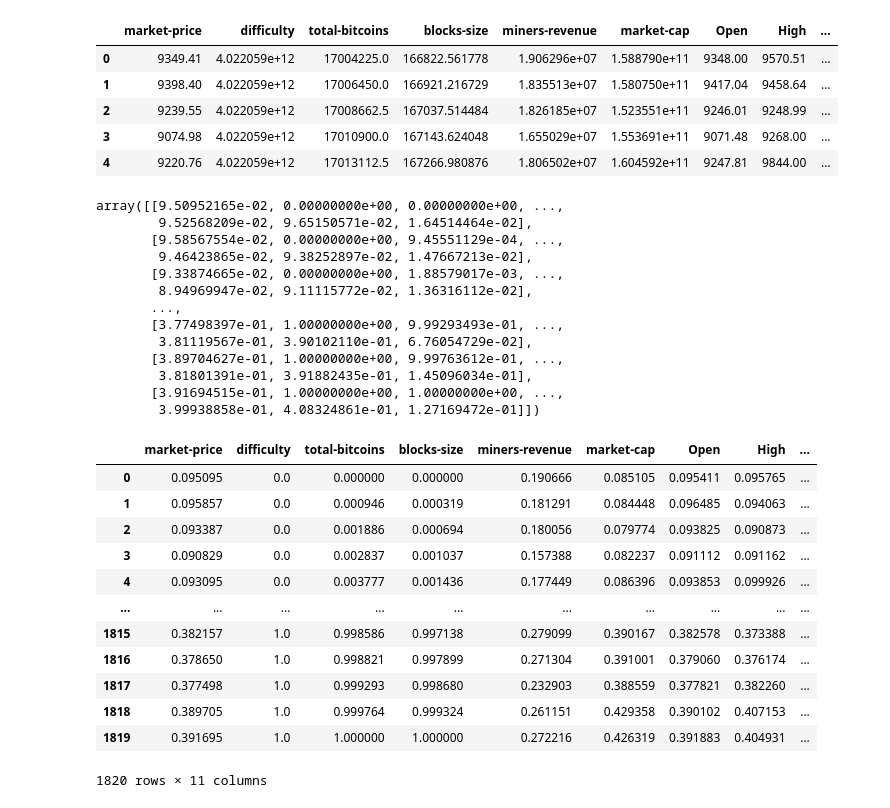
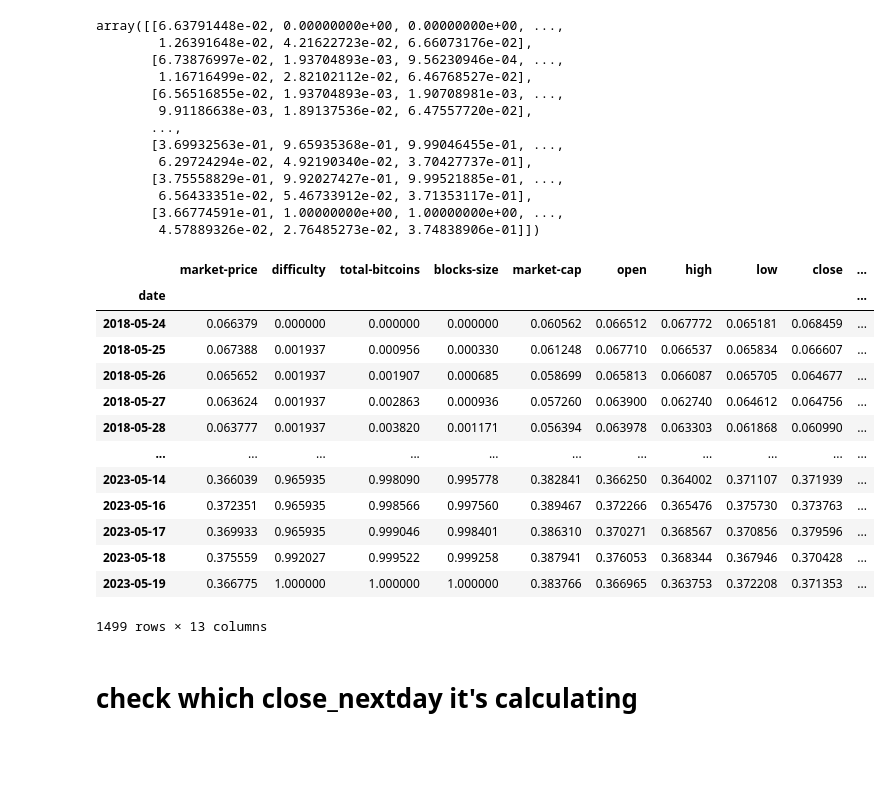
Before and after one commit to natalieQoursha/GraduationProject, a Jupyter notebook: LSTM_new.ipynb, the cells around one changed output. Saved outputs shown, nothing was run; the diff lists cells and outputs as text; code cells hidden in the pictures; blank space fills up the shorter version.

```diff
--- a/LSTM_new.ipynb
+++ b/LSTM_new.ipynb
@@ -8,7 +8,7 @@ from sklearn.preprocessing import MinMaxScaler
 from tensorflow.keras.models import Sequential
 from tensorflow.keras.layers import LSTM, Dense
 # %%
-btc = pd.read_csv('ML_historical_data.csv')
+btc = pd.read_csv('whole_data_for_ML_BTC.csv')
 # %%
 btc.info()
 # %% [output]
@@ -53,7 +47,5 @@ Index(['Unnamed: 0', 'date', 'hash-rate', 'market-price', 'difficulty',
       dtype='object')
 # %%
-btc.drop(["Unnamed: 0",'hash-rate','avg-block-size','cost-per-transaction','transaction-fees','n-transactions-per-block',
-          'n-transactions','cost-per-transaction-percent','estimated-transaction-volume-usd','Volume','Close Time',
-          'Quote Asset Volume','TB Base Volume','TB Quote Volume'],axis=1,inplace=True)
+btc.drop(["Unnamed: 0"],axis=1,inplace=True)
 btc
 # %% [output]
@@ -80,46 +97,40 @@ KeyError: "None of ['date'] are in the columns"
 # %%
-btc = btc.reset_index(drop=True)
-btc.head()
+# btc_temp = btc.reset_index(drop=True)
+# btc.head()
-# %% [output]
-|  | market-price | difficulty | total-bitcoins | blocks-size | miners-revenue | market-cap | Open | High | ... |
-| 0 | 9349.41 | 4.022059e+12 | 17004225.0 | 166822.561778 | 1.906296e+07 | 1.588790e+11 | 9348.00 | 9570.51 | ... |
-| 1 | 9398.40 | 4.022059e+12 | 17006450.0 | 166921.216729 | 1.835513e+07 | 1.580750e+11 | 9417.04 | 9458.64 | ... |
-| 2 | 9239.55 | 4.022059e+12 | 17008662.5 | 167037.514484 | 1.826185e+07 | 1.523551e+11 | 9246.01 | 9248.99 | ... |
-| 3 | 9074.98 | 4.022059e+12 | 17010900.0 | 167143.624048 | 1.655029e+07 | 1.553691e+11 | 9071.48 | 9268.00 | ... |
-| 4 | 9220.76 | 4.022059e+12 | 17013112.5 | 167266.980876 | 1.806502e+07 | 1.604592e+11 | 9247.81 | 9844.00 | ... |
 # %%
 scaler = MinMaxScaler(feature_range=(0, 1))
 btc_scaled = scaler.fit_transform(btc)
 btc_scaled
 # %% [output]
-array([[9.50952165e-02, 0.00000000e+00, 0.00000000e+00, ...,
-        9.52568209e-02, 9.65150571e-02, 1.64514464e-02],
-       [9.58567554e-02, 0.00000000e+00, 9.45551129e-04, ...,
-        9.46423865e-02, 9.38252897e-02, 1.47667213e-02],
-       [9.33874665e-02, 0.00000000e+00, 1.88579017e-03, ...,
-        8.94969947e-02, 9.11115772e-02, 1.36316112e-02],
+array([[6.63791448e-02, 0.00000000e+00, 0.00000000e+00, ...,
+        1.26391648e-02, 4.21622723e-02, 6.66073176e-02],
+       [6.73876997e-02, 1.93704893e-03, 9.56230946e-04, ...,
+        1.16716499e-02, 2.82102112e-02, 6.46768527e-02],
+       [6.56516855e-02, 1.93704893e-03, 1.90708981e-03, ...,
+        9.91186638e-03, 1.89137536e-02, 6.47557720e-02],
        ...,
-       [3.77498397e-01, 1.00000000e+00, 9.99293493e-01, ...,
-        3.81119567e-01, 3.90102110e-01, 6.76054729e-02],
-       [3.89704627e-01, 1.00000000e+00, 9.99763612e-01, ...,
-        3.81801391e-01, 3.91882435e-01, 1.45096034e-01],
-       [3.91694515e-01, 1.00000000e+00, 1.00000000e+00, ...,
-        3.99938858e-01, 4.08324861e-01, 1.27169472e-01]])
+       [3.69932563e-01, 9.65935368e-01, 9.99046455e-01, ...,
+        6.29724294e-02, 4.92190340e-02, 3.70427737e-01],
+       [3.75558829e-01, 9.92027427e-01, 9.99521885e-01, ...,
+        6.56433351e-02, 5.46733912e-02, 3.71353117e-01],
+       [3.66774591e-01, 1.00000000e+00, 1.00000000e+00, ...,
+        4.57889326e-02, 2.76485273e-02, 3.74838906e-01]])
 # %%
-btc_scaled_df = pd.DataFrame(btc_scaled, columns=btc.columns)
+btc_scaled_df = pd.DataFrame(btc_scaled, columns=btc.columns,index=btc.index)
 btc_scaled_df
 # %% [output]
-|  | market-price | difficulty | total-bitcoins | blocks-size | miners-revenue | market-cap | Open | High | ... |
-| 0 | 0.095095 | 0.0 | 0.000000 | 0.000000 | 0.190666 | 0.085105 | 0.095411 | 0.095765 | ... |
-| 1 | 0.095857 | 0.0 | 0.000946 | 0.000319 | 0.181291 | 0.084448 | 0.096485 | 0.094063 | ... |
-| 2 | 0.093387 | 0.0 | 0.001886 | 0.000694 | 0.180056 | 0.079774 | 0.093825 | 0.090873 | ... |
-| 3 | 0.090829 | 0.0 | 0.002837 | 0.001037 | 0.157388 | 0.082237 | 0.091112 | 0.091162 | ... |
-| 4 | 0.093095 | 0.0 | 0.003777 | 0.001436 | 0.177449 | 0.086396 | 0.093853 | 0.099926 | ... |
-| ... | ... | ... | ... | ... | ... | ... | ... | ... | ... |
-| 1815 | 0.382157 | 1.0 | 0.998586 | 0.997138 | 0.279099 | 0.390167 | 0.382578 | 0.373388 | ... |
-| 1816 | 0.378650 | 1.0 | 0.998821 | 0.997899 | 0.271304 | 0.391001 | 0.379060 | 0.376174 | ... |
-| 1817 | 0.377498 | 1.0 | 0.999293 | 0.998680 | 0.232903 | 0.388559 | 0.377821 | 0.382260 | ... |
-| 1818 | 0.389705 | 1.0 | 0.999764 | 0.999324 | 0.261151 | 0.429358 | 0.390102 | 0.407153 | ... |
-| 1819 | 0.391695 | 1.0 | 1.000000 | 1.000000 | 0.272216 | 0.426319 | 0.391883 | 0.404931 | ... |
+|  | market-price | difficulty | total-bitcoins | blocks-size | market-cap | open | high | low | close | ... |
+| date |  |  |  |  |  |  |  |  |  | ... |
+| 2018-05-24 | 0.066379 | 0.000000 | 0.000000 | 0.000000 | 0.060562 | 0.066512 | 0.067772 | 0.065181 | 0.068459 | ... |
+| 2018-05-25 | 0.067388 | 0.001937 | 0.000956 | 0.000330 | 0.061248 | 0.067710 | 0.066537 | 0.065834 | 0.066607 | ... |
+| 2018-05-26 | 0.065652 | 0.001937 | 0.001907 | 0.000685 | 0.058699 | 0.065813 | 0.066087 | 0.065705 | 0.064677 | ... |
+| 2018-05-27 | 0.063624 | 0.001937 | 0.002863 | 0.000936 | 0.057260 | 0.063900 | 0.062740 | 0.064612 | 0.064756 | ... |
+| 2018-05-28 | 0.063777 | 0.001937 | 0.003820 | 0.001171 | 0.056394 | 0.063978 | 0.063303 | 0.061868 | 0.060990 | ... |
+| ... | ... | ... | ... | ... | ... | ... | ... | ... | ... | ... |
+| 2023-05-14 | 0.366039 | 0.965935 | 0.998090 | 0.995778 | 0.382841 | 0.366250 | 0.364002 | 0.371107 | 0.371939 | ... |
+| 2023-05-16 | 0.372351 | 0.965935 | 0.998566 | 0.997560 | 0.389467 | 0.372266 | 0.365476 | 0.375730 | 0.373763 | ... |
+| 2023-05-17 | 0.369933 | 0.965935 | 0.999046 | 0.998401 | 0.386310 | 0.370271 | 0.368567 | 0.370856 | 0.379596 | ... |
+| 2023-05-18 | 0.375559 | 0.992027 | 0.999522 | 0.999258 | 0.387941 | 0.376053 | 0.368344 | 0.367946 | 0.370428 | ... |
+| 2023-05-19 | 0.366775 | 1.000000 | 1.000000 | 1.000000 | 0.383766 | 0.366965 | 0.363753 | 0.372208 | 0.371353 | ... |
-1820 rows × 11 columns
+1499 rows × 13 columns
 # %%
@@ -132,3 +138,5 @@ train_data, test_data = train_test_split(btc_scaled_df, test_size=0.1, shuffle=F
+# %% [markdown]
+# check which close_nextday it's calculating
 # %%
 def create_dataset(data, time_steps):
     print(f"Input data type: {type(data)}")
```
Also changed, not shown: parts of 39 cells of this notebook, 2 other files.
